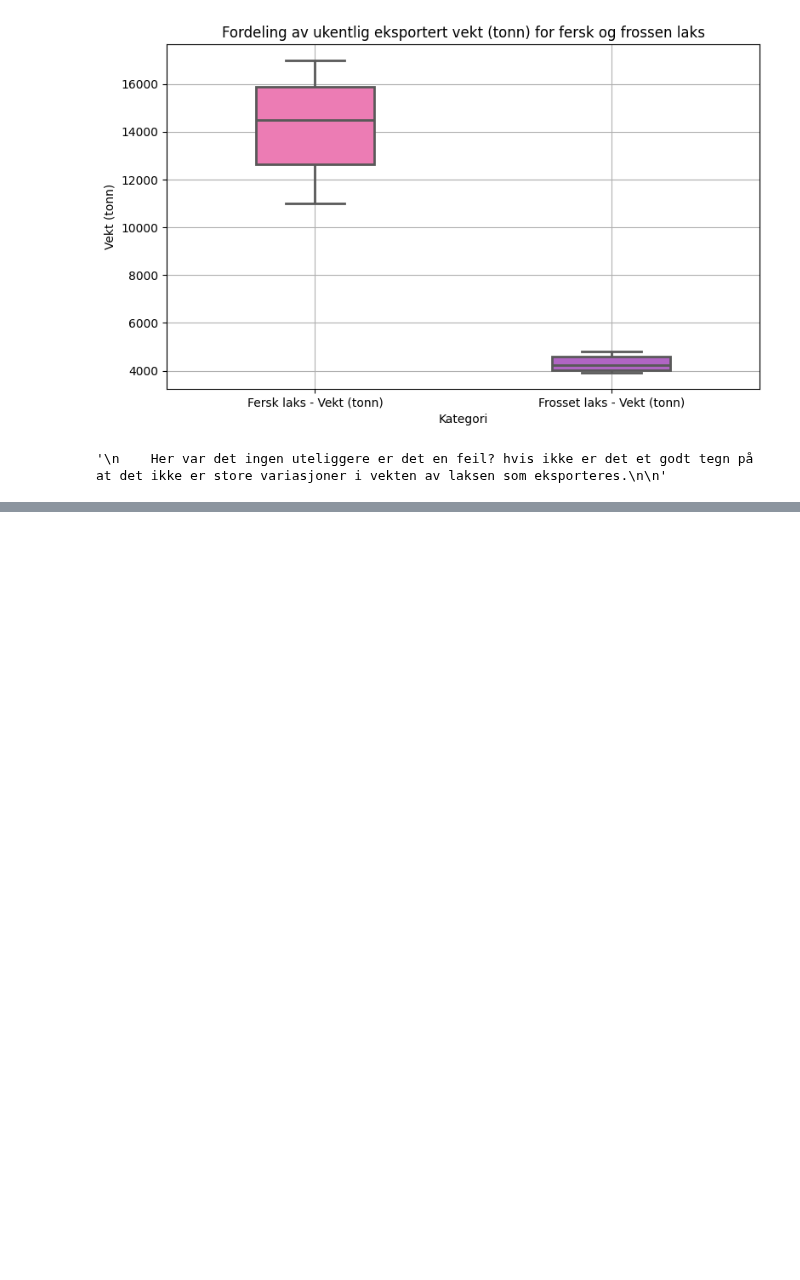
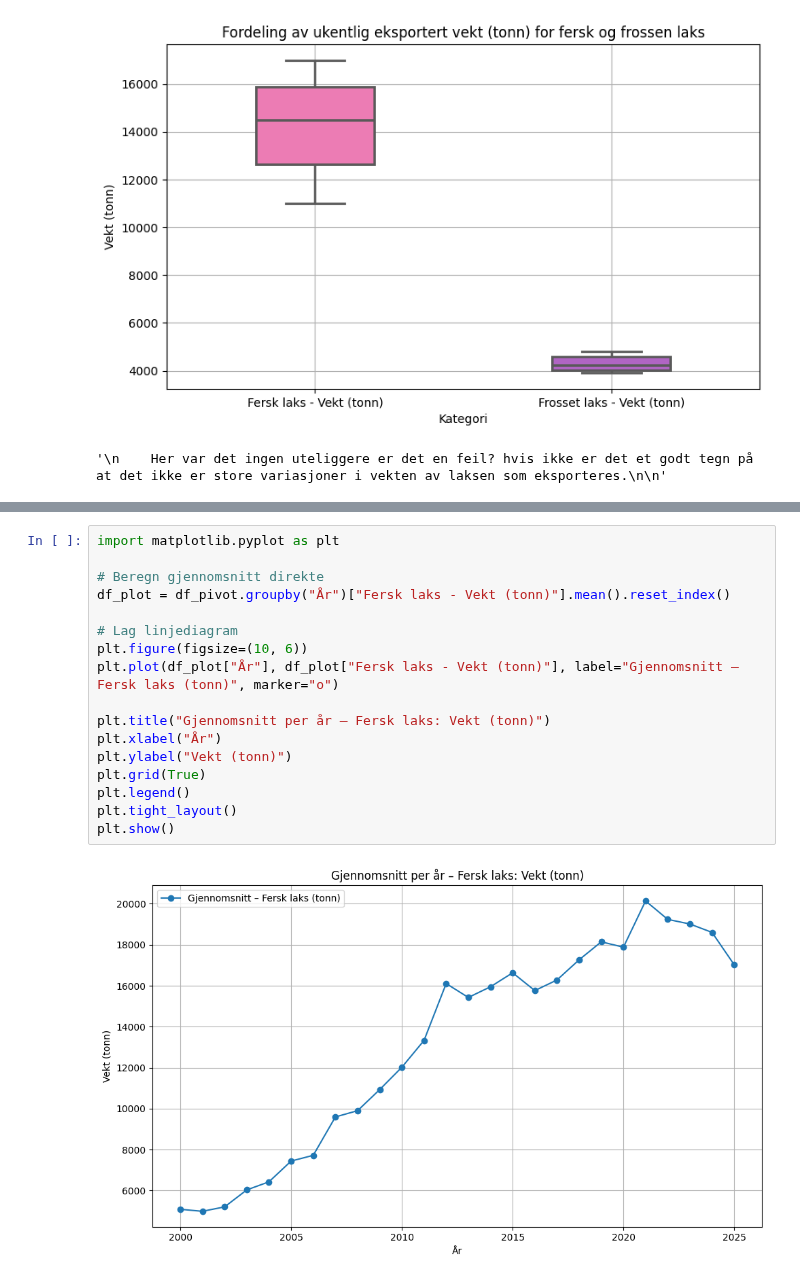
Before and after one commit to selmabn628/prosjekt-programmering, a Jupyter notebook: notebooks/Oppgave 4/Statistisk_dataanalyse_.ipynb, the cells around one changed output, grey strips where cells are left out. Cells and saved outputs as stored; diff of their text form; blank space fills up the shorter version.

```diff
--- a/notebooks/Oppgave 4/Statistisk_dataanalyse_.ipynb
+++ b/notebooks/Oppgave 4/Statistisk_dataanalyse_.ipynb
@@ -365,0 +404,19 @@ Passing `palette` without assigning `hue` is deprecated and will be removed in v
+# %%
+import matplotlib.pyplot as plt
+
+# Beregn gjennomsnitt direkte
+df_plot = df_pivot.groupby("År")["Fersk laks - Vekt (tonn)"].mean().reset_index()
+
+# Lag linjediagram
+plt.figure(figsize=(10, 6))
+plt.plot(df_plot["År"], df_plot["Fersk laks - Vekt (tonn)"], label="Gjennomsnitt – Fersk laks (tonn)", marker="o")
+
+plt.title("Gjennomsnitt per år – Fersk laks: Vekt (tonn)")
+plt.xlabel("År")
+plt.ylabel("Vekt (tonn)")
+plt.grid(True)
+plt.legend()
+plt.tight_layout()
+plt.show()
+# %% [output]
+[figure, added]
```
Also changed, not shown: parts of 6 cells of this notebook.
